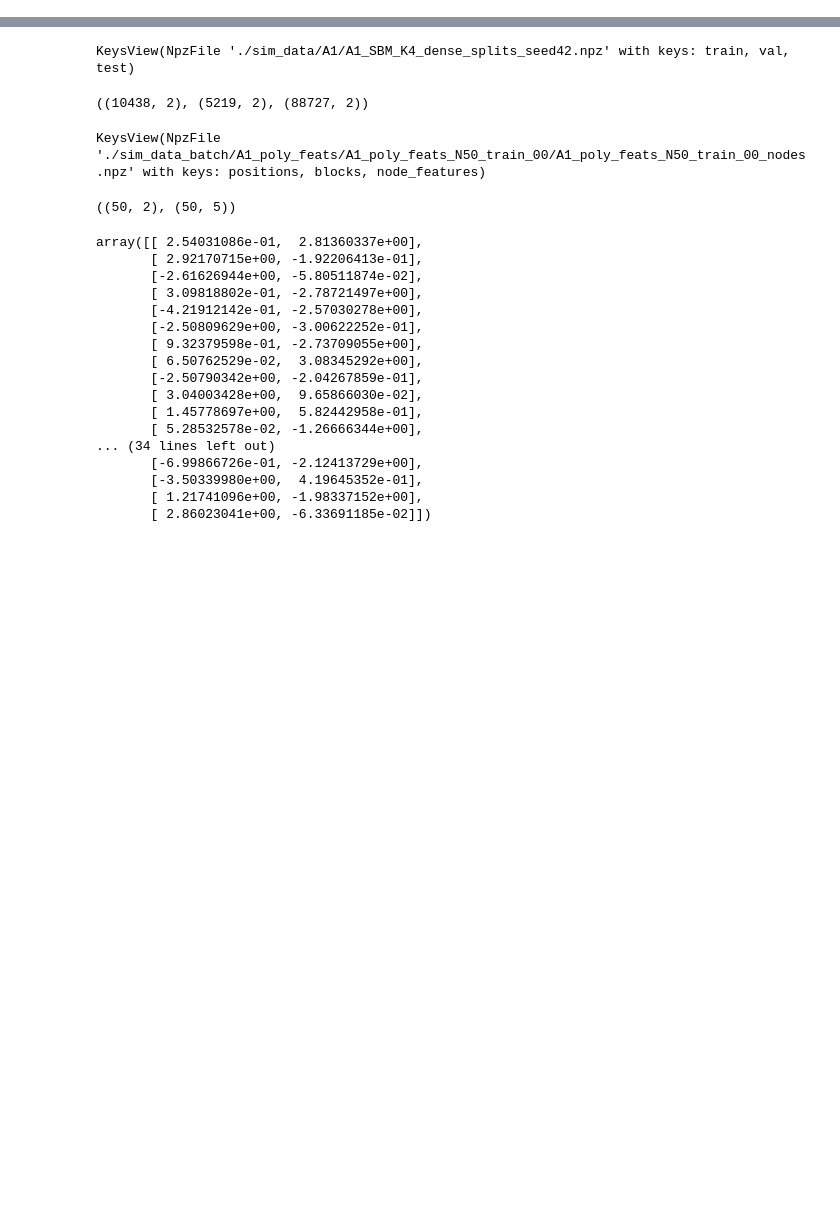
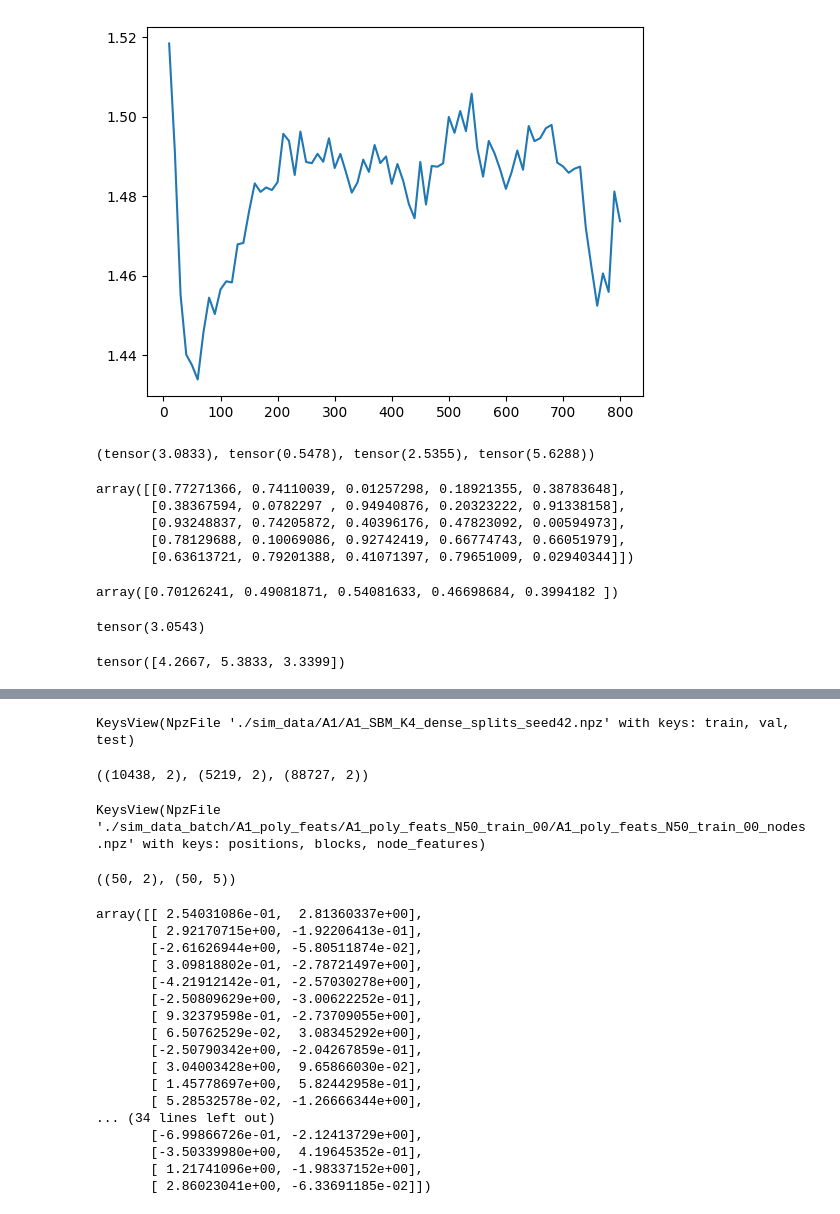
Before and after one commit to ZhangWan-byte/lpm, a Jupyter notebook: exp1_demo.ipynb, the cells around one changed output, grey strips where cells are left out. Saved outputs shown, nothing was run; the diff lists cells and outputs as text; code cells hidden in the pictures; blank space fills up the shorter version.

```diff
--- a/exp1_demo.ipynb
+++ b/exp1_demo.ipynb
@@ -3,0 +24,41 @@ import matplotlib.pyplot as plt
+# %%
+y = np.array(lp_rmse, dtype=float)
+mask = ~np.isnan(y)
+if mask.any():
+    plt.plot(epochs[mask], y[mask], label="LP RMSE")
+# %% [output]
+[figure, added]
+# %%
+import torch
+import torch.nn.functional as F
+
+logits = torch.tensor([0.5, 0.2, 0.8])
+labels = torch.tensor([1.0, 0.0, 1.0])
+
+l10 = torch.nn.functional.binary_cross_entropy_with_logits(logits, labels, pos_weight=torch.tensor(10.0))
+l1 = torch.nn.functional.binary_cross_entropy_with_logits(logits, labels, pos_weight=torch.tensor(1.0))
+
+l10, l1, l10-l1, l10/l1
+# %% [output]
+(tensor(3.0833), tensor(0.5478), tensor(2.5355), tensor(5.6288))
+# %%
+a = np.random.rand(5, 5)
+a
+# %% [output]
+array([[0.77271366, 0.74110039, 0.01257298, 0.18921355, 0.38783648],
+       [0.38367594, 0.0782297 , 0.94940876, 0.20323222, 0.91338158],
+       [0.93248837, 0.74205872, 0.40396176, 0.47823092, 0.00594973],
+       [0.78129688, 0.10069086, 0.92742419, 0.66774743, 0.66051979],
+       [0.63613721, 0.79201388, 0.41071397, 0.79651009, 0.02940344]])
+# %%
+a.mean(axis=0)
+# %% [output]
+array([0.70126241, 0.49081871, 0.54081633, 0.46698684, 0.3994182 ])
+# %%
+torch.mean(-labels*torch.log(logits)*10)
+# %% [output]
+tensor(3.0543)
+# %%
+torch.log(F.sigmoid(logits))*(-9)
+# %% [output]
+tensor([4.2667, 5.3833, 3.3399])
```
Also changed, not shown: parts of 5 cells of this notebook, 3 other files.
